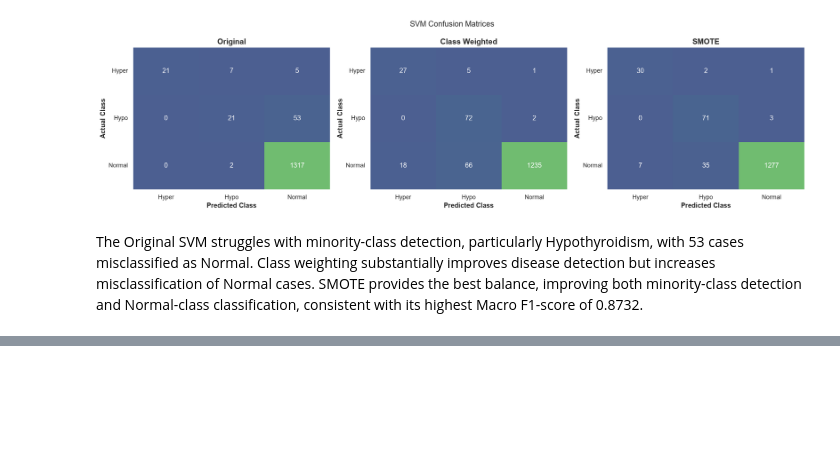
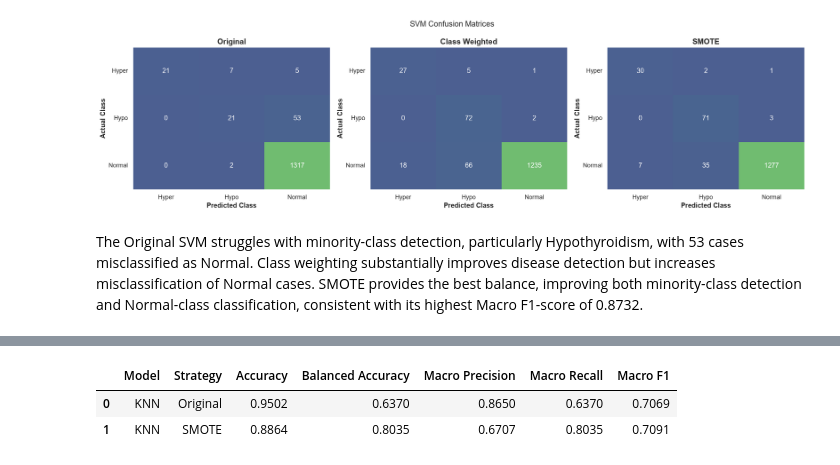
Before and after one commit to byegond-beep/Multi-class-Thyroid-Disease-Classification, a Jupyter notebook: notebook.ipynb, the cells around one changed output, grey strips where cells are left out. Saved outputs shown, nothing was run; the diff lists cells and outputs as text; code cells hidden in the pictures; blank space fills up the shorter version.

```diff
--- a/notebook.ipynb
+++ b/notebook.ipynb
@@ -1772,0 +1777,46 @@ The Original SVM struggles with minority-class detection, particularly Hypothyro
+# %%
+# KNN variants
+knn_models = {
+    "Original": KNeighborsClassifier(),
+    "SMOTE": KNeighborsClassifier()
+}
+
+# Store predictions
+knn_predictions = {}
+
+# Train and evaluate
+for strategy, model in knn_models.items():
+
+    if strategy == "SMOTE":
+        X_fit = X_train_smote_scaled
+        y_fit = y_train_smote
+    else:
+        X_fit = X_train_scaled
+        y_fit = y_train
+
+    # Train model
+    model.fit(X_fit, y_fit)
+
+    # Evaluate model
+    results, predictions = evaluate_model(
+        model,
+        X_test_scaled,
+        y_test,
+        "KNN",
+        strategy
+    )
+
+    model_results.append(results)
+    knn_predictions[strategy] = predictions
+
+# Compare KNN variants
+knn_comparison = pd.DataFrame([
+    result for result in model_results
+    if result["Model"] == "KNN"
+])
+
+knn_comparison.round(4)
+# %% [output]
+|  | Model | Strategy | Accuracy | Balanced Accuracy | Macro Precision | Macro Recall | Macro F1 |
+| 0 | KNN | Original | 0.9502 | 0.6370 | 0.8650 | 0.6370 | 0.7069 |
+| 1 | KNN | SMOTE | 0.8864 | 0.8035 | 0.6707 | 0.8035 | 0.7091 |
```
Also changed, not shown: parts of 11 cells of this notebook.
